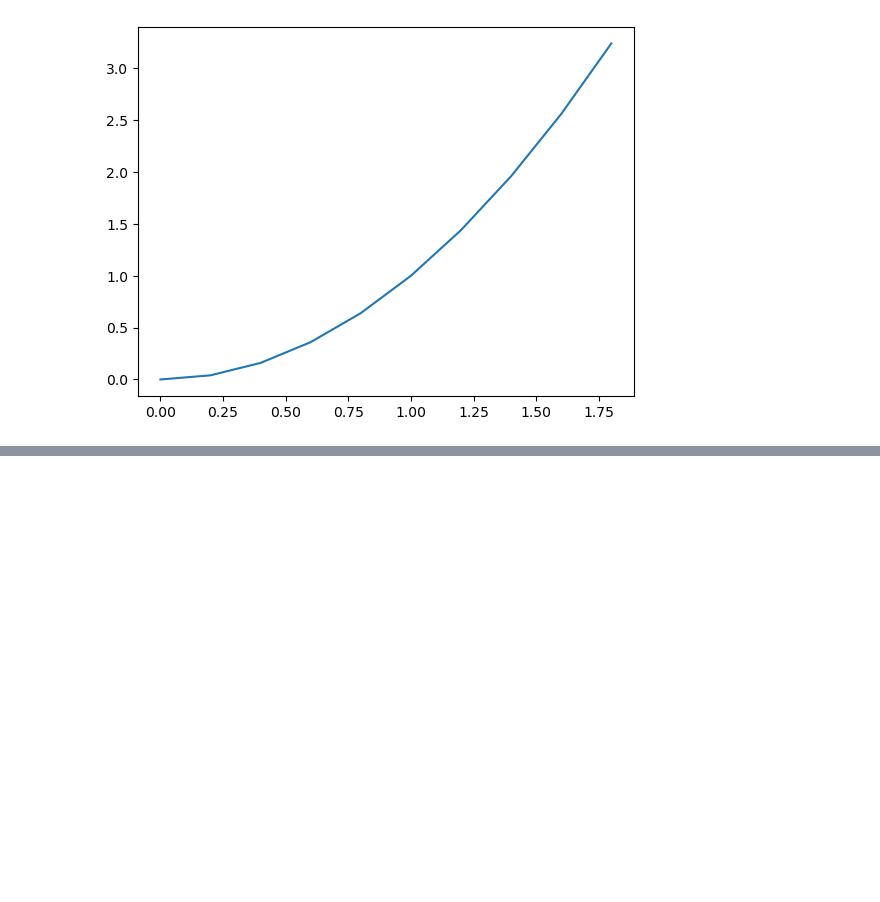
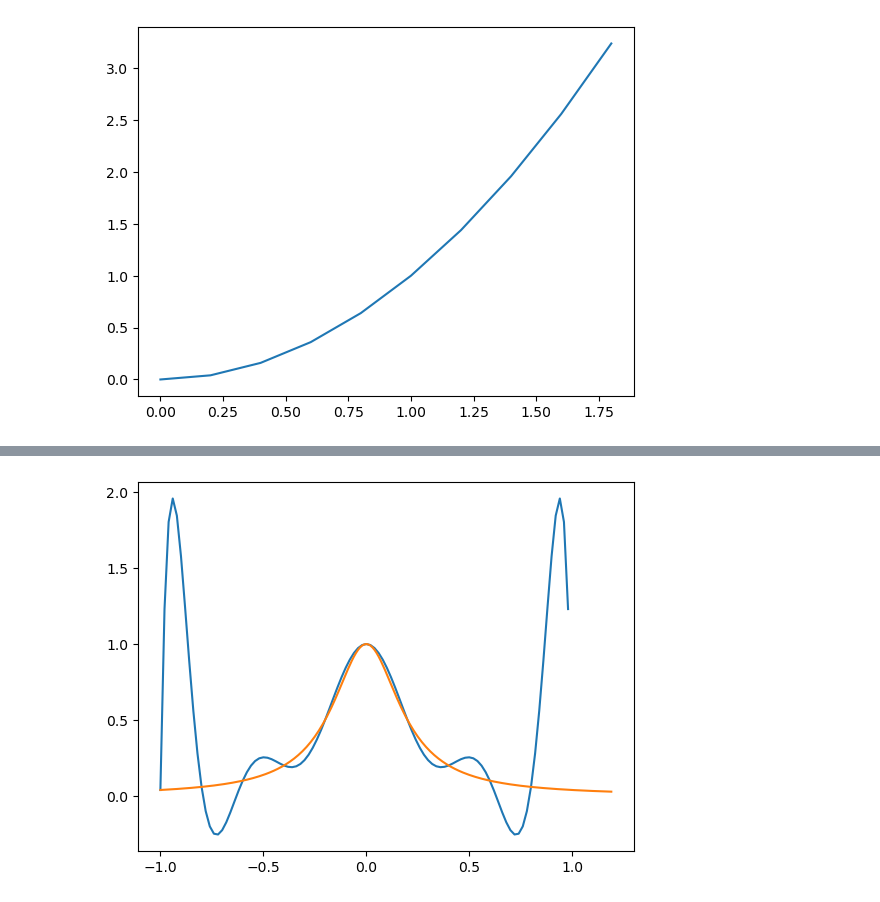
Before and after one commit to oscar-rincon/intro-fem, a Jupyter notebook: programas/lagrange.ipynb, the cells around one changed output, grey strips where cells are left out. Drawn from its saved outputs; the diff is of its cells as text; code cells hidden in the pictures; blank space fills up the shorter version.

```diff
--- a/programas/lagrange.ipynb
+++ b/programas/lagrange.ipynb
@@ -15,0 +28,15 @@ plt.show()
+# %%
+x = np.arange(-1.0,1.2,0.01)
+y = 1/(1+25*x**2)
+
+
+x_test = np.arange(-1.0,1.2,0.2)
+y_test = 1/(1+25*x_test**2)
+poly = lagrange(x_test, y_test)
+x_new = np.arange(-1.0,1.0,0.02)
+y_new=Polynomial(poly.coef[::-1])(x_new)
+plt.plot(x_new, y_new, label='Polynomial')
+plt.plot(x, y, label='ground thruth')
+plt.show()
+# %% [output]
+[figure, added]
```
Also changed, not shown: parts of 1 cell of this notebook, 4 other files.
